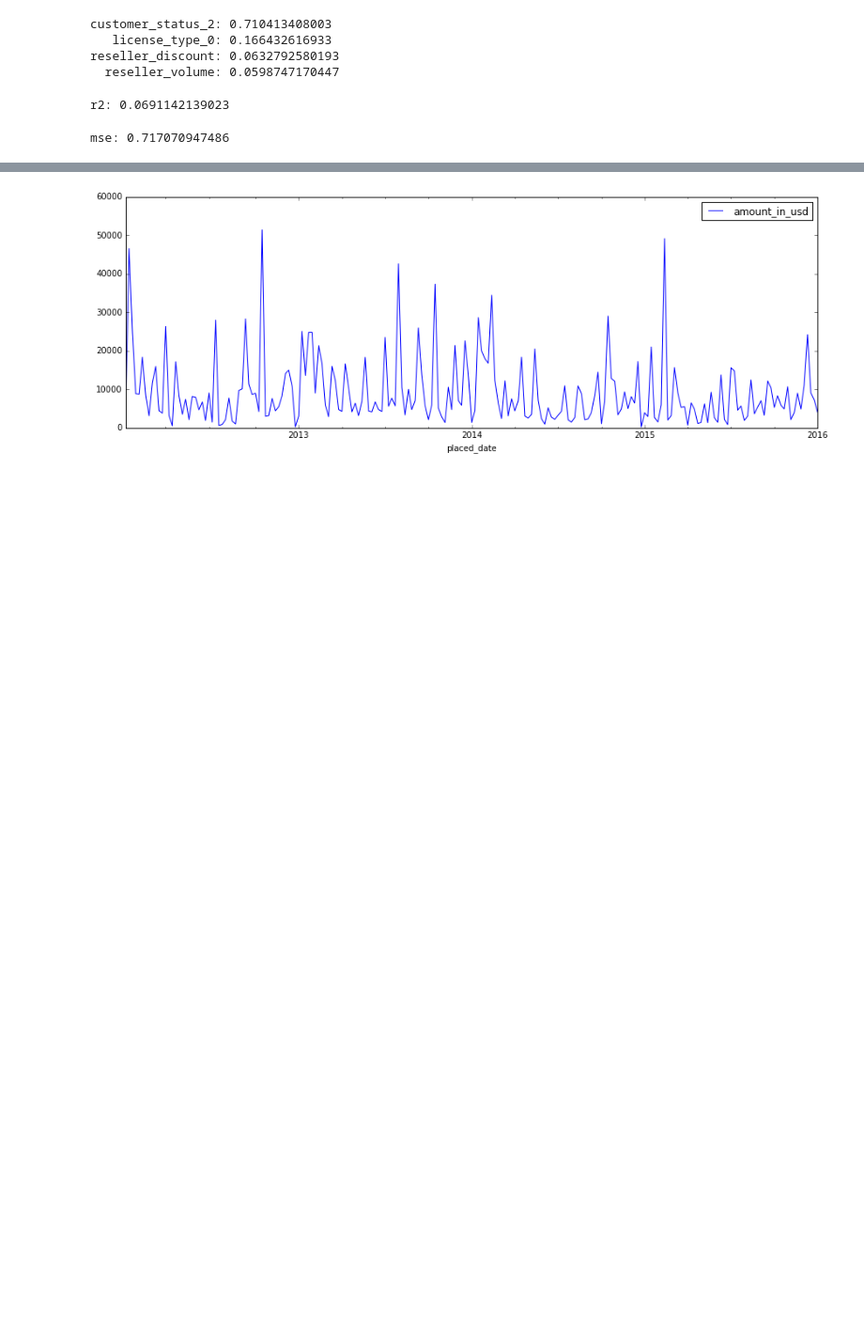
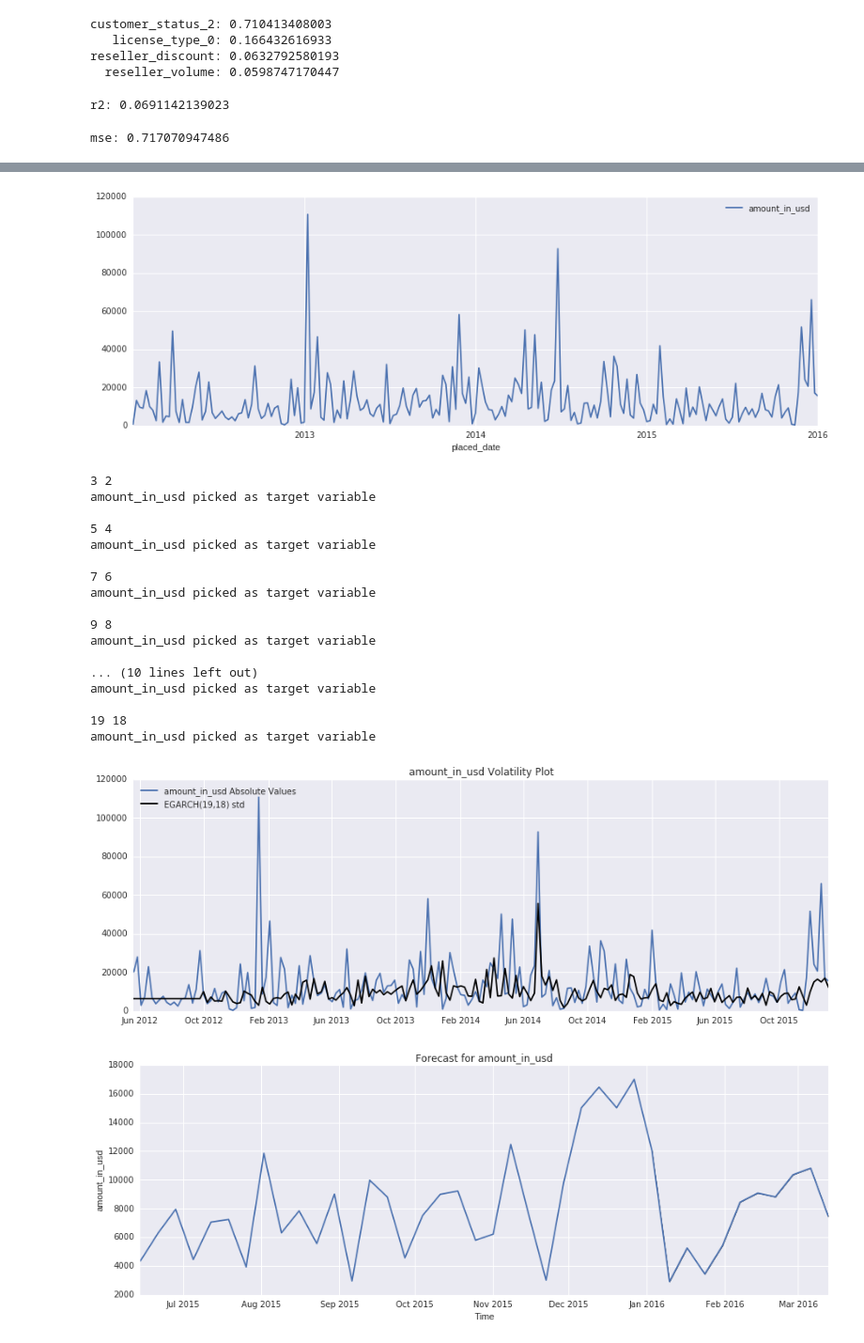
Before and after one commit to Semionn/JB-wholesale-distribution-analysis, a Jupyter notebook: main.ipynb, the cells around one changed output, grey strips where cells are left out. Shown at 94% size. Cells and saved outputs as stored; diff of their text form; code cells hidden in the pictures; blank space fills up the shorter version.

Commit message:
extended time series prediction to all clusters, added countries distribution of reseller purchases by clusters

```diff
--- a/main.ipynb
+++ b/main.ipynb
@@ -397,20 +463,40 @@ mse: 0.717070947486
 # %%
-import statsmodels.api as sm
-from scipy import stats
 reseller_clusters = list(X['reseller_cluster'].unique())
-cluster = reseller_clusters[2]
-resellers_df = X[['reseller_cluster', 'amount_in_usd', 'placed_date']][X['reseller_cluster'] == cluster]
-resellers_df['placed_date'] = pd.to_datetime(resellers_df['placed_date'])
-resellers_df = resellers_df[(resellers_df['placed_date'] >= '2012-01-01') & (resellers_df['placed_date'] < '2016-01-01')]
-resellers_df = resellers_df.set_index(resellers_df['placed_date'])
-resellers_df = resellers_df.sort_index()
-resellers_df = resellers_df[['amount_in_usd']]
-resellers_df = resellers_df.groupby(pd.TimeGrouper(freq='W')).sum()
-# resellers_df.loc[pd.to_datetime('2014-12-31')] = float(np.nan)
-# resellers_df.loc[pd.to_datetime('2015-12-31')] = float(np.nan)
-resellers_df['amount_in_usd'].interpolate(method="values", inplace=True)
-time_series_df = pd.DataFrame(resellers_df[['amount_in_usd']])
-time_series_df.plot(figsize=(15,5))
-plt.show()
+for cluster in reseller_clusters:
+    print("cluster: %s" % cluster)
+    resellers_df = X[['reseller_cluster', 'amount_in_usd', 'placed_date']][X['reseller_cluster'] == cluster]
+    resellers_df['placed_date'] = pd.to_datetime(resellers_df['placed_date'])
+    resellers_df = resellers_df[(resellers_df['placed_date'] >= '2012-01-01') & (resellers_df['placed_date'] < '2016-01-01')]
+    resellers_df = resellers_df.set_index(resellers_df['placed_date'])
+    resellers_df = resellers_df.sort_index()
+    resellers_df = resellers_df[['amount_in_usd']]
+    resellers_df = resellers_df.groupby(pd.TimeGrouper(freq='W')).sum()
+    resellers_df['amount_in_usd'].interpolate(method="values", inplace=True)
+    time_series_df = pd.DataFrame(resellers_df[['amount_in_usd']])
+    time_series_df.plot(figsize=(15,5))
+    plt.show()
+    res = estimate_garch(time_series_df)
+    garch = res['GARCH']
+    garch.plot_predict(h=10,past_values=30,figsize=(15,5))
+    print(garch.predict(h=10))
 # %% [output]
-[figure, old version]
+[figure, new version]
+3 2
+amount_in_usd picked as target variable
+
+5 4
+amount_in_usd picked as target variable
+
+7 6
+amount_in_usd picked as target variable
+
+9 8
+amount_in_usd picked as target variable
+
+... (10 lines left out)
+amount_in_usd picked as target variable
+
+19 18
+amount_in_usd picked as target variable
+[figure, added]
+[figure, added]
```
Also changed, not shown: parts of 29 cells of this notebook, 1 other file.
